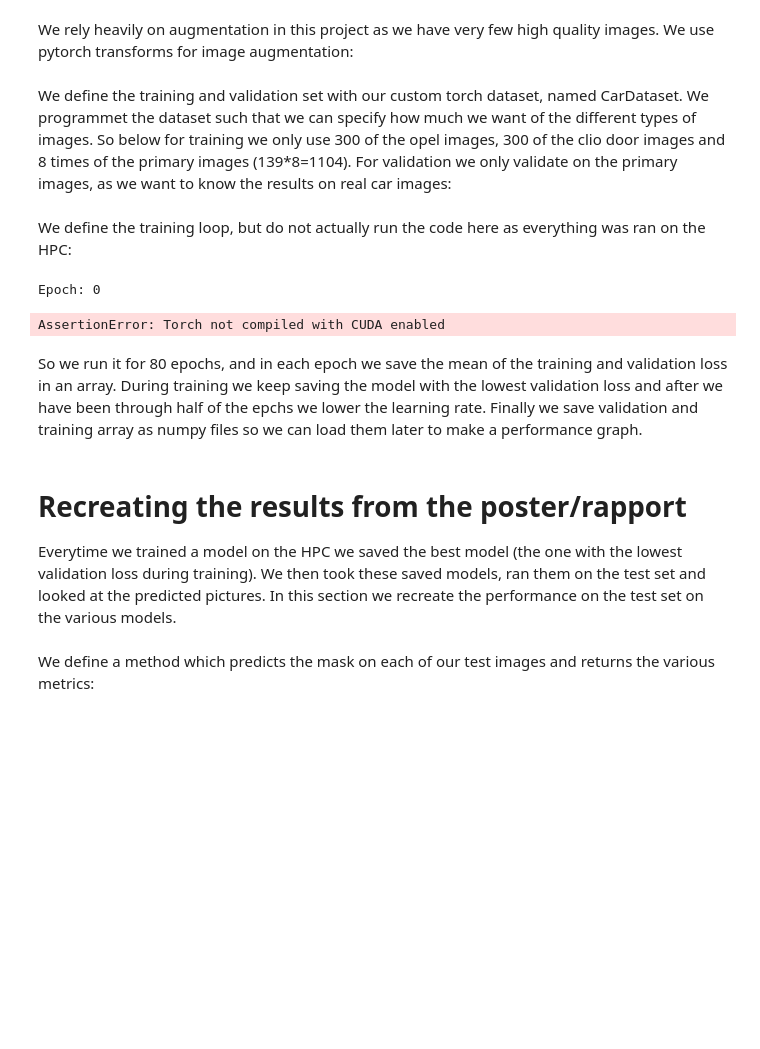
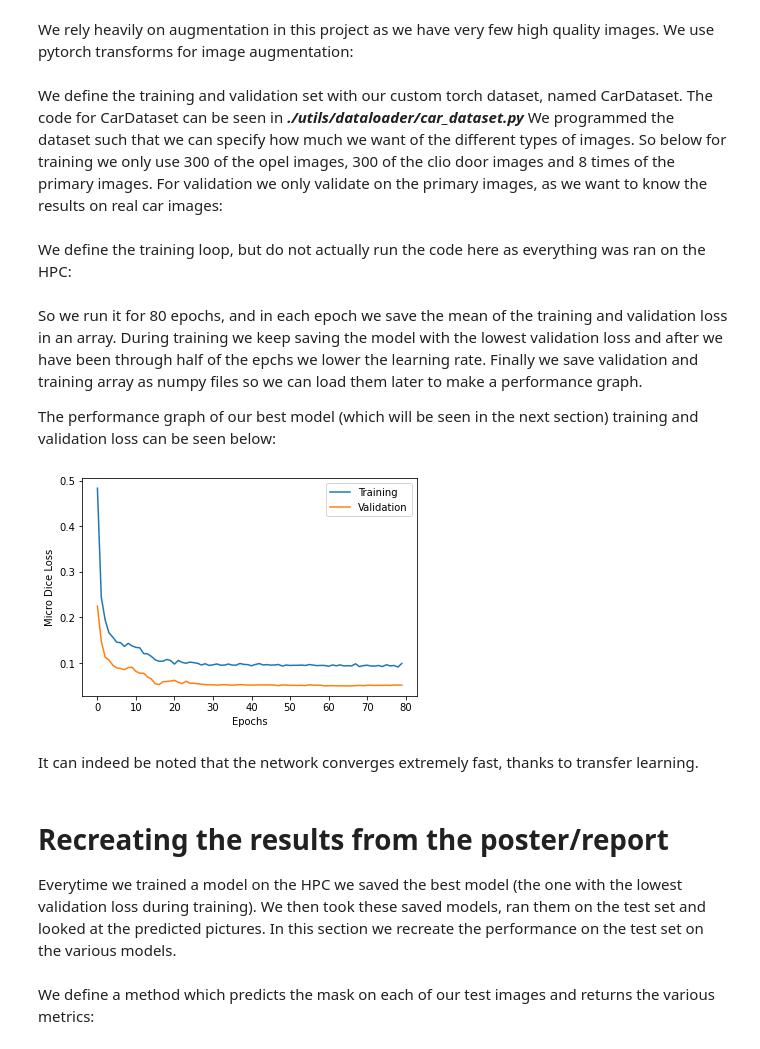
Before and after one commit to AndersBensen/02456-deep-learning, a Jupyter notebook: recreating_results_notebook.ipynb, the cells around one changed output. Drawn from its saved outputs; the diff is of its cells as text; code cells hidden in the pictures; blank space fills up the shorter version.

```diff
--- a/recreating_results_notebook.ipynb
+++ b/recreating_results_notebook.ipynb
@@ -46,7 +49,7 @@ transform = transforms.Compose([
         transforms.RandomRotation(degrees=(-10, 10)),
     ])
 # %% [markdown]
-We define the training and validation set with our custom torch dataset, named CarDataset. We programmet the dataset such that we can specify how much we want of the different types of images. So below for training we only use 300 of the opel images, 300 of the clio door images and 8 times of the primary images (139*8=1104). For validation we only validate on the primary images, as we want to know the results on real car images:
+We define the training and validation set with our custom torch dataset, named CarDataset. The code for CarDataset can be seen in ***./utils/dataloader/car\_dataset.py*** We programmed the dataset such that we can specify how much we want of the different types of images. So below for training we only use 300 of the opel images, 300 of the clio door images and 8 times of the primary images. For validation we only validate on the primary images, as we want to know the results on real car images:
 # %%
 # Trained with this data:
 train_dataset = CarDataset(train_path, num_gan=0, num_deloitte_aug=0, num_opel=300, num_door=300, num_primary_multiple=8,
@@ -95,17 +98,20 @@ for i in range(0, EPOCHS):
         image = image.to(DEVICE)
         mask = mask.to(DEVICE)
 
+        optimizer.zero_grad()
+
         pred = model(image)
 
         loss = criterion(pred, mask)
         loss.backward()
 
         optimizer.step()
-        optimizer.zero_grad()
 
         train_log.append(loss.item())
-        print("Training loss: ",loss.item())
-    train_logs.append(np.mean(train_log))
+
+    train_mean = np.mean(train_log)
+    print("Training loss: ",train_mean)
+    train_logs.append(train_mean)
 
     valid_log = []
     model.eval()
@@ -117,9 +123,9 @@ for i in range(0, EPOCHS):
 
         loss = criterion(pred,mask)
         valid_log.append(loss.item())
-        print("Validation loss: ",loss.item())
 
     valid_mean = np.mean(valid_log)
+    print("Validation loss: ",valid_mean)
     valid_logs.append(valid_mean)
 
     if (min_score > valid_mean):
@@ -131,13 +137,27 @@ for i in range(0, EPOCHS):
         print('---- Decrease Learning Rate to 1e-5! ----')
 
 save_logs(train_logs, valid_logs)
-# %% [output]
-Epoch: 0
-AssertionError: Torch not compiled with CUDA enabled
 # %% [markdown]
 So we run it for 80 epochs, and in each epoch we save the mean of the training and validation loss in an array. During training we keep saving the model with the lowest validation loss and after we have been through half of the epchs we lower the learning rate. Finally we save validation and training array as numpy files so we can load them later to make a performance graph.
+
+The performance graph of our best model (which will be seen in the next section) training and validation loss can be seen below:
+# %%
+train_log = np.load('E:/GitHub/02456-deep-learning-segmentation/models/train_log.npy')
+valid_log = np.load('E:/GitHub/02456-deep-learning-segmentation/models/valid_log.npy')
+
+plt.clf()
+plt.plot(train_log, label="Training")
+plt.plot(valid_log, label="Validation")
+plt.xlabel('Epochs')
+plt.ylabel('Micro Dice Loss')
+plt.legend()
+plt.show()
+# %% [output]
+[figure, added]
+# %% [markdown]
+It can indeed be noted that the network converges extremely fast, thanks to transfer learning.
 # %% [markdown]
-# Recreating the results from the poster/rapport
+# Recreating the results from the poster/report
 Everytime we trained a model on the HPC we saved the best model (the one with the lowest validation loss during training). We then took these saved models, ran them on the test set and looked at the predicted pictures. In this section we recreate the performance on the test set on the various models.
 # %% [markdown]
 We define a method which predicts the mask on each of our test images and returns the various metrics:
```
Also changed, not shown: parts of 25 cells of this notebook, 6 other files.
